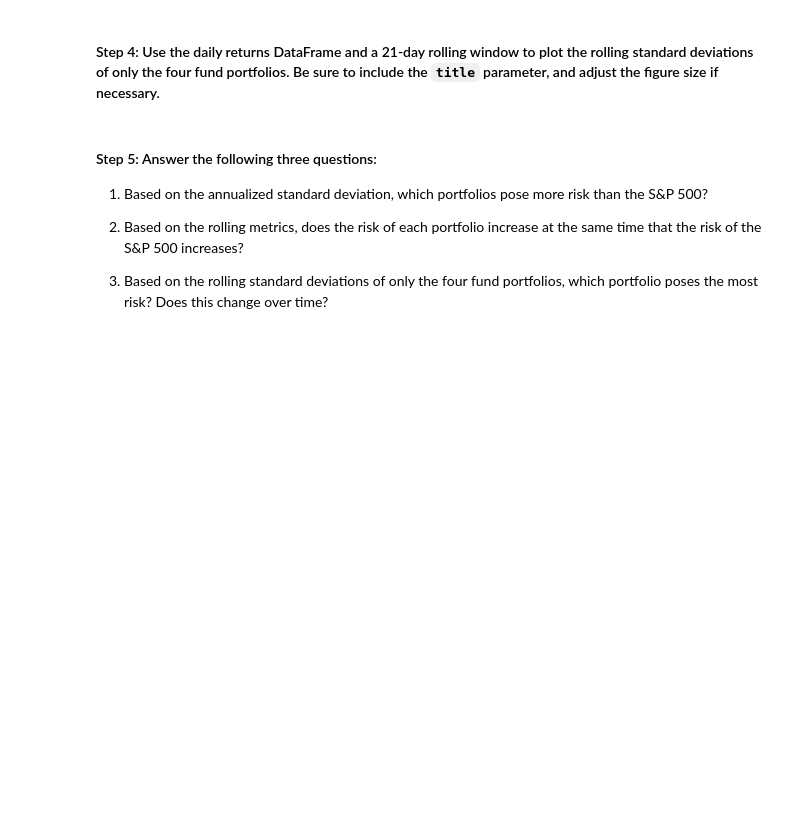
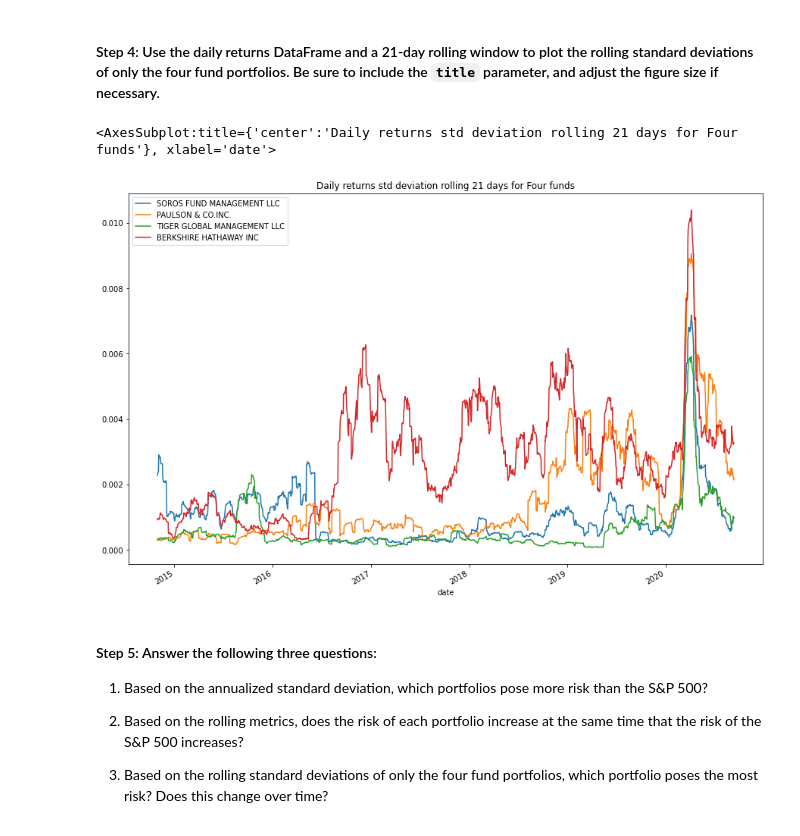
Before and after one commit to Aheesh/risk_return, a Jupyter notebook: risk_return_analysis.ipynb, the cells around one changed output. Saved outputs shown, nothing was run; the diff lists cells and outputs as text; code cells hidden in the pictures; blank space fills up the shorter version.

```diff
--- a/risk_return_analysis.ipynb
+++ b/risk_return_analysis.ipynb
@@ -283,7 +309,13 @@ Evaluate the risk profile of each portfolio by using the standard deviation and
 # %%
 # Using the daily return data and a 21-day rolling window, plot the rolling standard deviation of just the 4 portfolios.
 # Include a title parameter and adjust the figure size
 # YOUR CODE HERE
+funds_daily_return_df.rolling(window=21).std().plot( kind="line",
+                                                   figsize=(15,10),
+                                                   title='Daily returns std deviation rolling 21 days for Four funds')
+# %% [output]
+<AxesSubplot:title={'center':'Daily returns std deviation rolling 21 days for Four funds'}, xlabel='date'>
+[figure, added]
 # %% [markdown]
 #### Step 5: Answer the following three questions:
 
```
Also changed, not shown: parts of 6 cells of this notebook.
